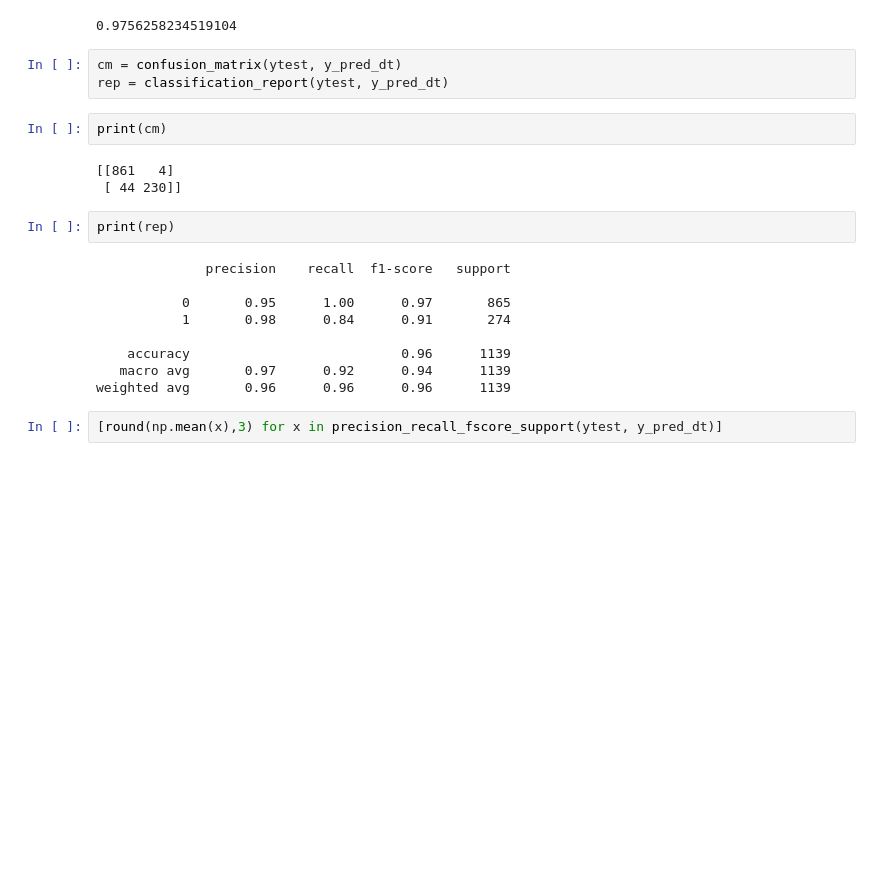
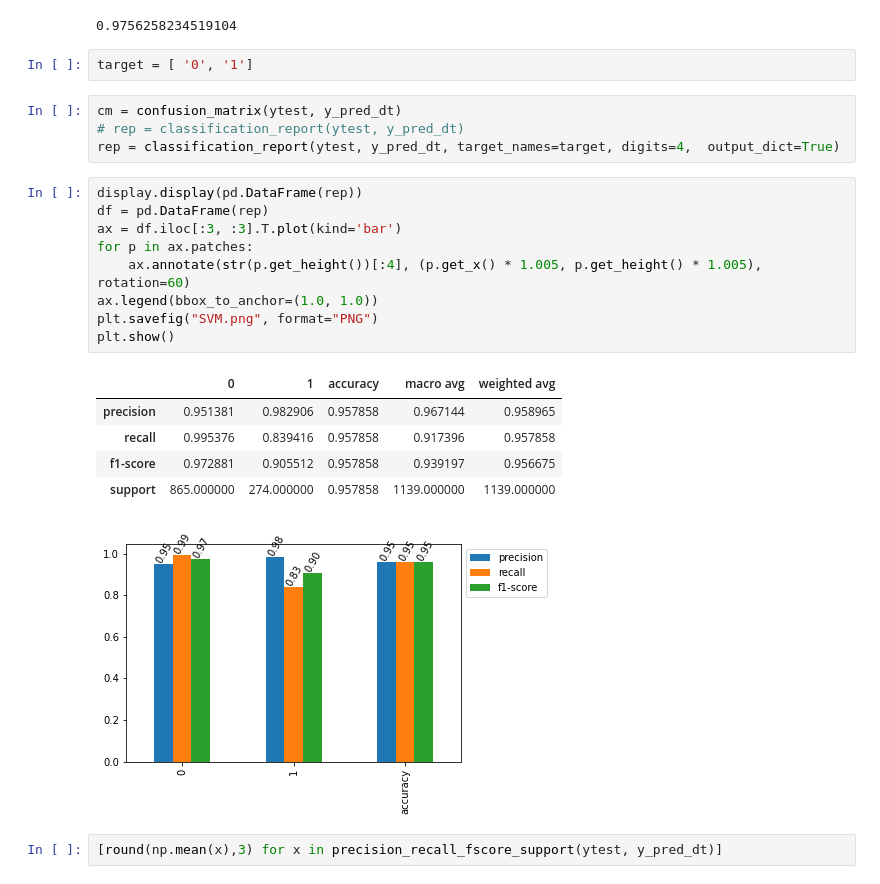
Before and after one commit to Pseth3/emailhoneypot, a Jupyter notebook: SpamClassifier.ipynb, the cells around one changed output. Cells and saved outputs as stored; diff of their text form; blank space fills up the shorter version.

```diff
--- a/SpamClassifier.ipynb
+++ b/SpamClassifier.ipynb
@@ -254,25 +269,28 @@ y_pred_dt = model.predict(xtest)
 model.score(xtrain,ytrain)
 # %% [output]
 0.9756258234519104
+# %%
+target = [ '0', '1']
 # %%
 cm = confusion_matrix(ytest, y_pred_dt)
-rep = classification_report(ytest, y_pred_dt)
+# rep = classification_report(ytest, y_pred_dt)
+rep = classification_report(ytest, y_pred_dt, target_names=target, digits=4,  output_dict=True)
-# %%
-print(cm)
-# %% [output]
-[[861   4]
- [ 44 230]]
-# %%
-print(rep)
-# %% [output]
-              precision    recall  f1-score   support
-
-           0       0.95      1.00      0.97       865
-           1       0.98      0.84      0.91       274
-
-    accuracy                           0.96      1139
-   macro avg       0.97      0.92      0.94      1139
-weighted avg       0.96      0.96      0.96      1139
+# %%
+display.display(pd.DataFrame(rep))
+df = pd.DataFrame(rep)
+ax = df.iloc[:3, :3].T.plot(kind='bar')
+for p in ax.patches:
+    ax.annotate(str(p.get_height())[:4], (p.get_x() * 1.005, p.get_height() * 1.005), rotation=60)
+ax.legend(bbox_to_anchor=(1.0, 1.0))
+plt.savefig("SVM.png", format="PNG")
+plt.show()
+# %% [output]
+|  | 0 | 1 | accuracy | macro avg | weighted avg |
+| precision | 0.951381 | 0.982906 | 0.957858 | 0.967144 | 0.958965 |
+| recall | 0.995376 | 0.839416 | 0.957858 | 0.917396 | 0.957858 |
+| f1-score | 0.972881 | 0.905512 | 0.957858 | 0.939197 | 0.956675 |
+| support | 865.000000 | 274.000000 | 0.957858 | 1139.000000 | 1139.000000 |
+[figure, added]
 # %%
 [round(np.mean(x),3) for x in precision_recall_fscore_support(ytest, y_pred_dt)]
 # %% [output]
```
Also changed, not shown: parts of 12 cells of this notebook, 3 other files.
